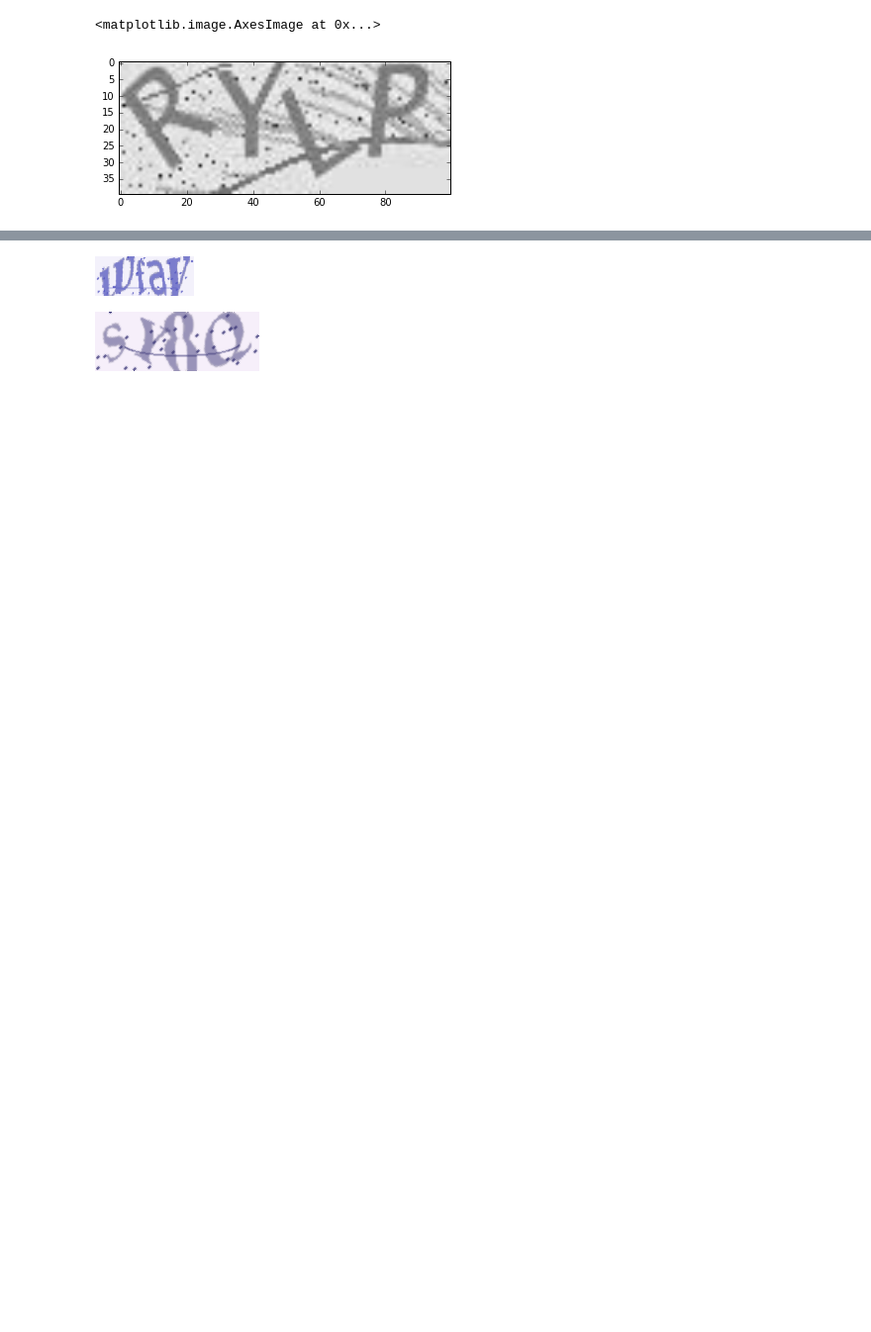
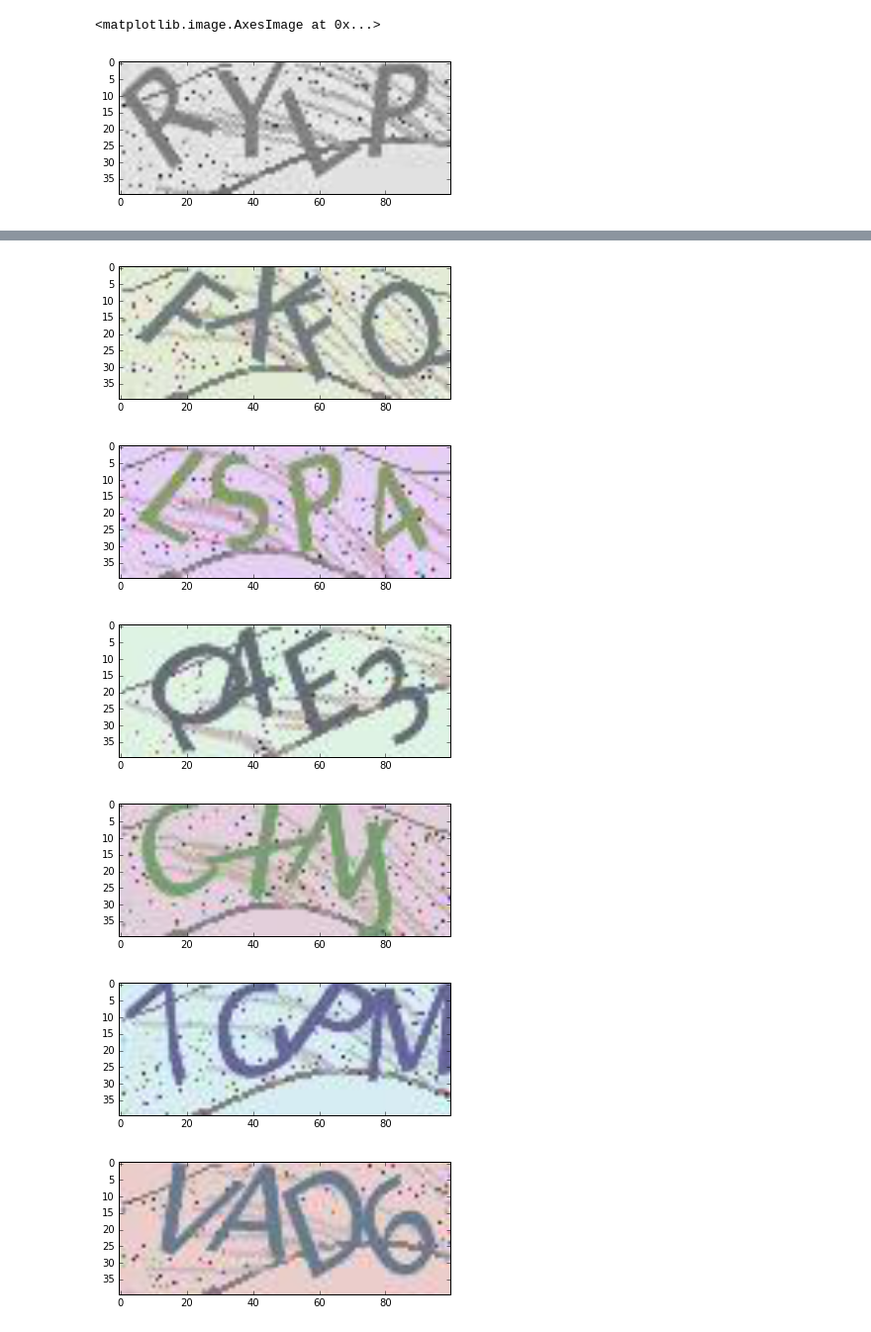
Before and after one commit to yuyang2009/kaggle, a Jupyter notebook: captcha.ipynb, the cells around one changed output, grey strips where cells are left out. Shown at 99% size. Drawn from its saved outputs; the diff is of its cells as text; code cells hidden in the pictures; blank space fills up the shorter version.

```diff
--- a/captcha.ipynb
+++ b/captcha.ipynb
@@ -495,8 +473,17 @@ img = image_generator.generate_image(text)
-# %%
-Image.open('./out.png').resize((100, 40))
-# %% [output]
-[figure, removed]
-# %%
-image_generator.generate_image(text)
-# %% [output]
-[figure, removed]
+# %%
+itable_lst =  glob.glob('./captcha/*')
+X_itable = np.empty((len(itable_lst), height_images, width_images))
+_ind = 0
+for img_name in itable_lst:
+    if _ind < 10:
+        img = Image.open(img_name)
+        plt.figure()
+        plt.imshow(img, cmap="gray")
+    _ind += 1
+# %% [output]
+[figure, added]
+[figure, added]
+[figure, added]
+[figure, added]
+[figure, added]
+[figure, added]
```
Also changed, not shown: parts of 15 cells of this notebook.
